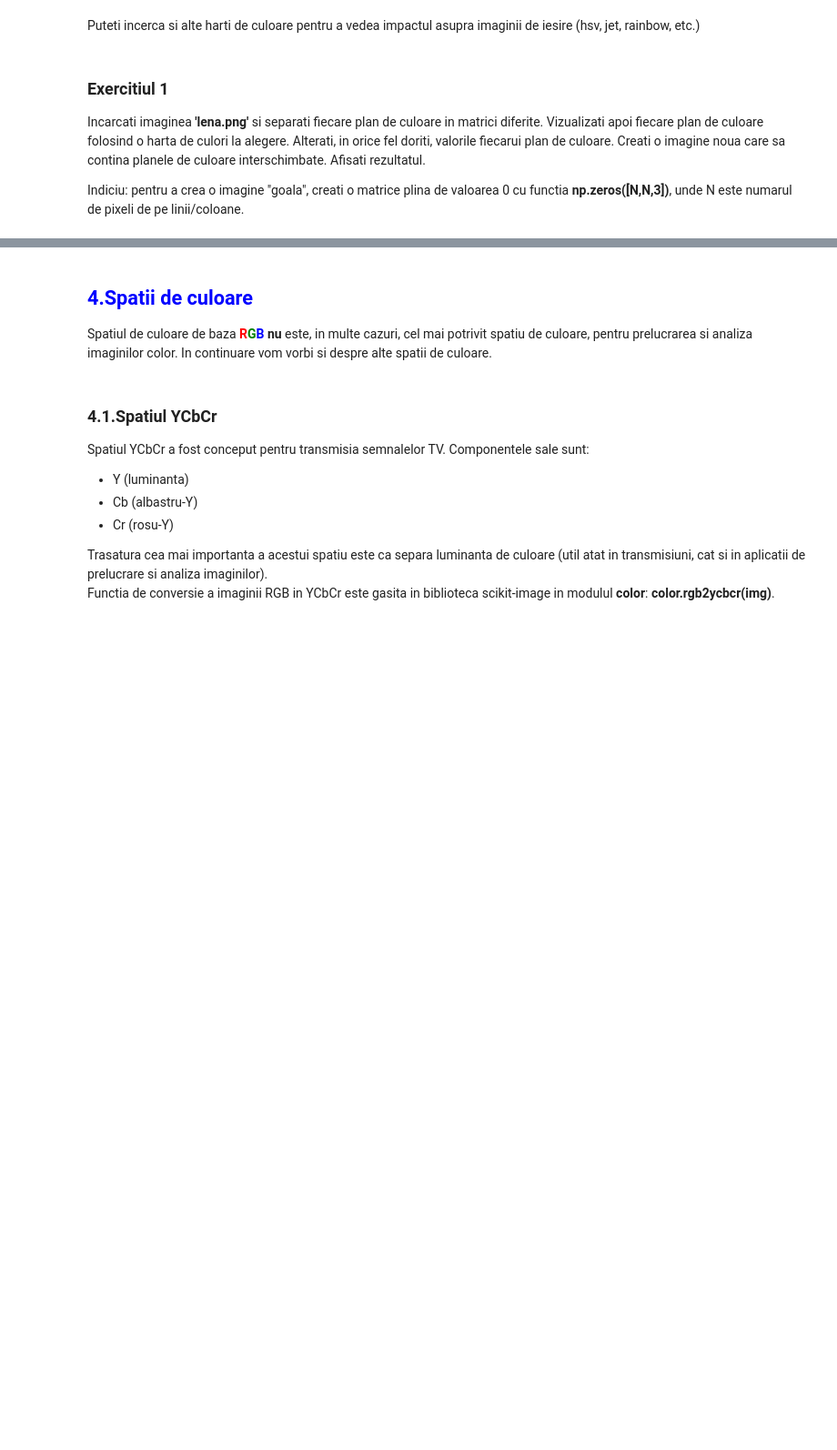
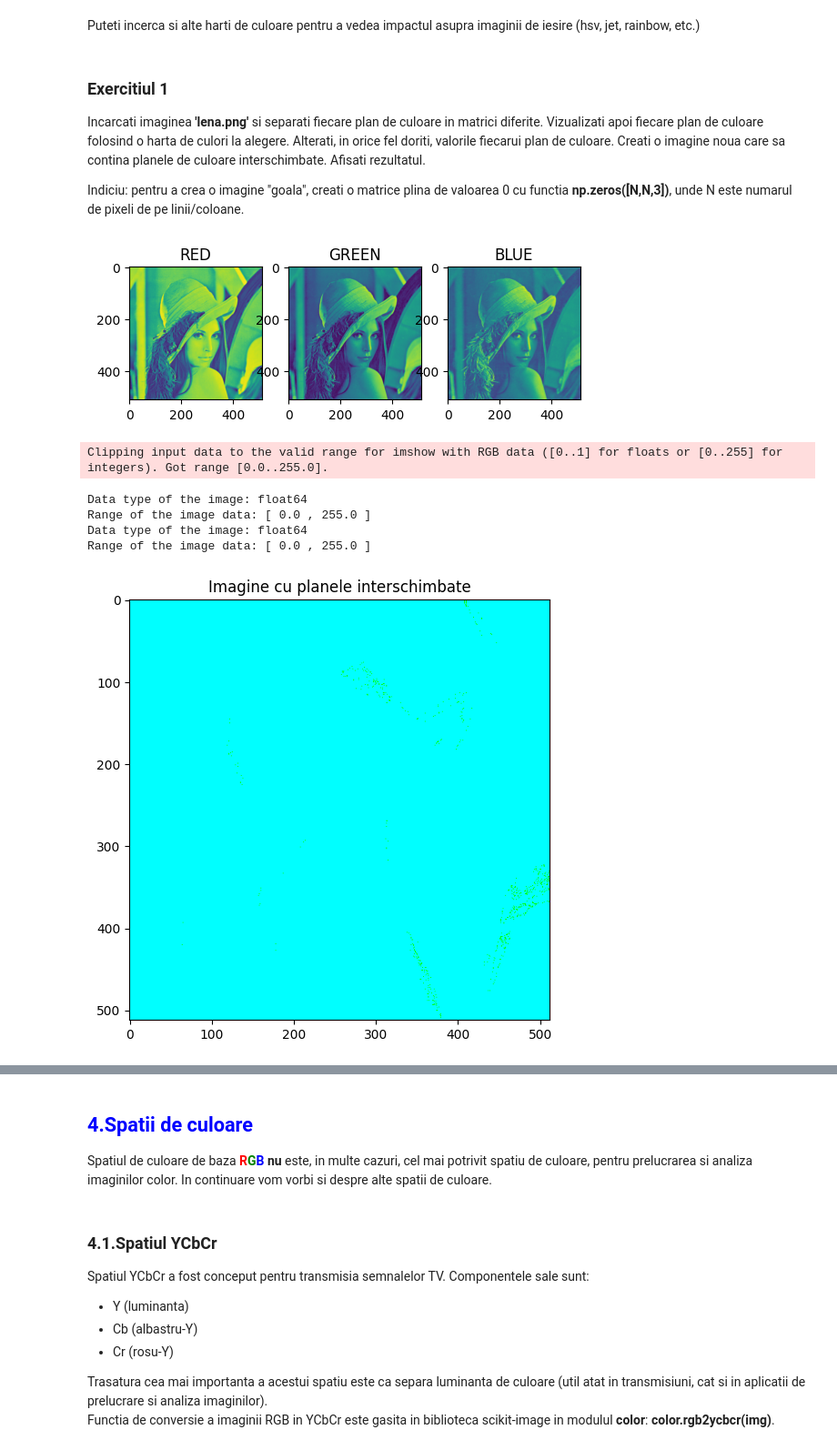
Before and after one commit to simchii/PAIC, a Jupyter notebook: lab1/Lab I - Spatii de culoare.ipynb, the cells around one changed output, grey strips where cells are left out. Shown at 91% size. Saved outputs shown, nothing was run; the diff lists cells and outputs as text; code cells hidden in the pictures; blank space fills up the shorter version.

```diff
--- a/lab1/Lab I - Spatii de culoare.ipynb
+++ b/lab1/Lab I - Spatii de culoare.ipynb
@@ -506,6 +507,53 @@ Puteti incerca si alte harti de culoare pentru a vedea impactul asupra imaginii
 Incarcati imaginea **'lena.png'** si separati fiecare plan de culoare in matrici diferite. Vizualizati apoi fiecare plan de culoare folosind o harta de culori la alegere. Alterati, in orice fel doriti, valorile fiecarui plan de culoare. Creati o imagine noua care sa contina planele de culoare interschimbate. Afisati rezultatul.
 
 Indiciu: pentru a crea o imagine "goala", creati o matrice plina de valoarea 0 cu functia **np.zeros([N,N,3])**, unde N este numarul de pixeli de pe linii/coloane.
+# %%
+image_rgb = io.imread('lena.png')
+image_red = image_rgb[:,:,0]
+image_green = image_rgb[:,:,1]
+image_blue = image_rgb[:,:,2]
+N = len(image_rgb)
+
+new_image = np.zeros([N,N,3])
+
+plt.subplot(1, 3, 1)
+plt.imshow(image_red)
+plt.title("RED")
+
+plt.subplot(1, 3, 2)
+plt.imshow(image_green)
+plt.title("GREEN")
+
+plt.subplot(1, 3, 3)
+plt.imshow(image_blue)
+plt.title("BLUE")
+plt.show()
+
+altered_red = image_red // 2  # Împărțim valorile roșii la 2
+altered_green = np.clip(image_green + 50, 0, 255)  # Adăugăm 50 la verde, cu limitare la intervalul [0, 255]
+altered_blue = image_blue * 0
+
+new_image[:, :, 0] = altered_blue   # Albastru devine roșu
+new_image[:, :, 1] = altered_red    # Roșu devine verde
+new_image[:, :, 2] = altered_green
+print("Data type of the image:", new_image.dtype)
+print("Range of the image data: [", np.min(new_image), ",", np.max(new_image), "]")
+# new_image = new_image / 255.0
+print("Data type of the image:", new_image.dtype)
+print("Range of the image data: [", np.min(new_image), ",", np.max(new_image), "]")
+
+plt.figure(figsize=(6, 6))
+plt.imshow(new_image)
+plt.title("Imagine cu planele interschimbate")
+plt.show()
+# %% [output]
+[figure, added]
+Clipping input data to the valid range for imshow with RGB data ([0..1] for floats or [0..255] for integers). Got range [0.0..255.0].
+Data type of the image: float64
+Range of the image data: [ 0.0 , 255.0 ]
+Data type of the image: float64
+Range of the image data: [ 0.0 , 255.0 ]
+[figure, added]
 # %% [markdown]
 ### Schema de lucru de baza in aplicatii de prelucrare si analiza a imaginilor color
 1.**Citirea** imaginii;<br>
```
Also changed, not shown: parts of 2 cells of this notebook, 17 other files.
